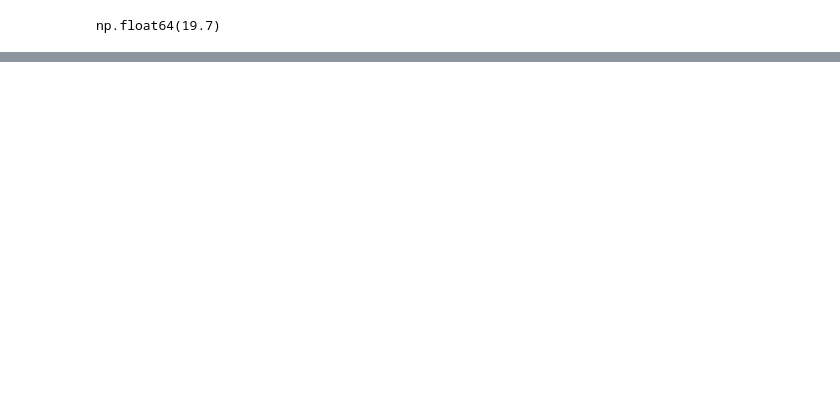
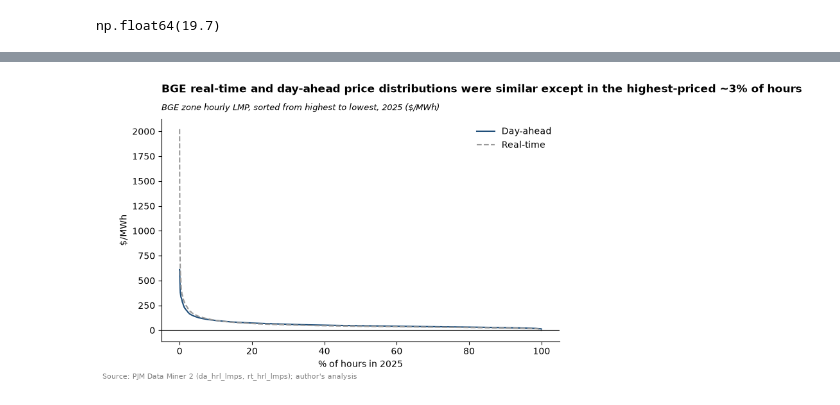
Before and after one commit to simeonparker0-cmyk/bge-storage-value, a Jupyter notebook: notebooks/02_exhibits.ipynb, the cells around one changed output, grey strips where cells are left out. Saved outputs shown, nothing was run; the diff lists cells and outputs as text; code cells hidden in the pictures; blank space fills up the shorter version.

Commit message:
ussed previously created combined table to compare BGE to Western Hub prices, and DA/ RT BGE prices
Created four exhibit tables demonstrating findings

```diff
--- a/notebooks/02_exhibits.ipynb
+++ b/notebooks/02_exhibits.ipynb
@@ -114,0 +174,7 @@ np.float64(19.7)
+# %%
+# Pulling DA LMP column
+bge_da_iso = lmp[(lmp["market"] == "DA") & (lmp["node"] == "BGE")]
+bge_da_lmps = bge_da_iso["lmp"]
+# %%
+# Sorting DA LMP column by highest to lowest value AND reseting the index to numerical order rather than time stamps
+bge_da_sorted = bge_da_lmps.sort_values(ascending=False).reset_index(drop=True)
@@ -114,0 +190,7 @@ np.float64(19.7)
+# %%
+# Pulling BGE RT LMP column
+bge_rt_iso = lmp[(lmp["market"] == "RT") & (lmp["node"] == "BGE")]
+bge_rt_lmps = bge_rt_iso["lmp"]
+# %%
+# Sorting RT LMP column by highest to lowest value AND reseting the index to numerical order rather than time stamps
+bge_rt_sorted = bge_rt_lmps.sort_values(ascending=False).reset_index(drop=True)
@@ -114,0 +294,29 @@ np.float64(19.7)
+# %%
+# Creating a chart to visualize results
+fig, ax = plt.subplots(figsize=(8, 4.5))
+
+pct_hours = [i / len(bge_da_sorted) * 100 for i in range(len(bge_da_sorted))]   # x-axis: 0-100% of hours
+
+ax.plot(pct_hours, bge_da_sorted, label="Day-ahead", color="#1f4e79", linewidth=1.5)
+ax.plot(pct_hours, bge_rt_sorted, label="Real-time", color="#999999", linewidth=1.5, linestyle="--")
+
+ax.axhline(0, color="black", linewidth=0.8)
+ax.set_xlabel("% of hours in 2025")
+ax.set_ylabel("$/MWh")
+
+ax.set_title("BGE real-time and day-ahead price distributions were similar except in the highest-priced ~3% of hours",
+             loc="left", fontweight="bold", pad=30)
+ax.text(0, 1.04, "BGE zone hourly LMP, sorted from highest to lowest, 2025 ($/MWh)",
+        transform=ax.transAxes, fontsize=9, fontstyle="italic")
+
+fig.text(0.01, -0.02, "Source: PJM Data Miner 2 (da_hrl_lmps, rt_hrl_lmps); author's analysis",
+         fontsize=8, color="gray")
+
+ax.spines[["top", "right"]].set_visible(False)
+ax.legend(frameon=False)
+
+fig.savefig("../exhibits/02_bge_price_duration.png", dpi=300, bbox_inches="tight")
+fig.savefig("../exhibits/02_bge_price_duration.svg", bbox_inches="tight")
+plt.show()
+# %% [output]
+[figure, added]
```
Also changed, not shown: parts of 30 cells of this notebook, 7 other files.
